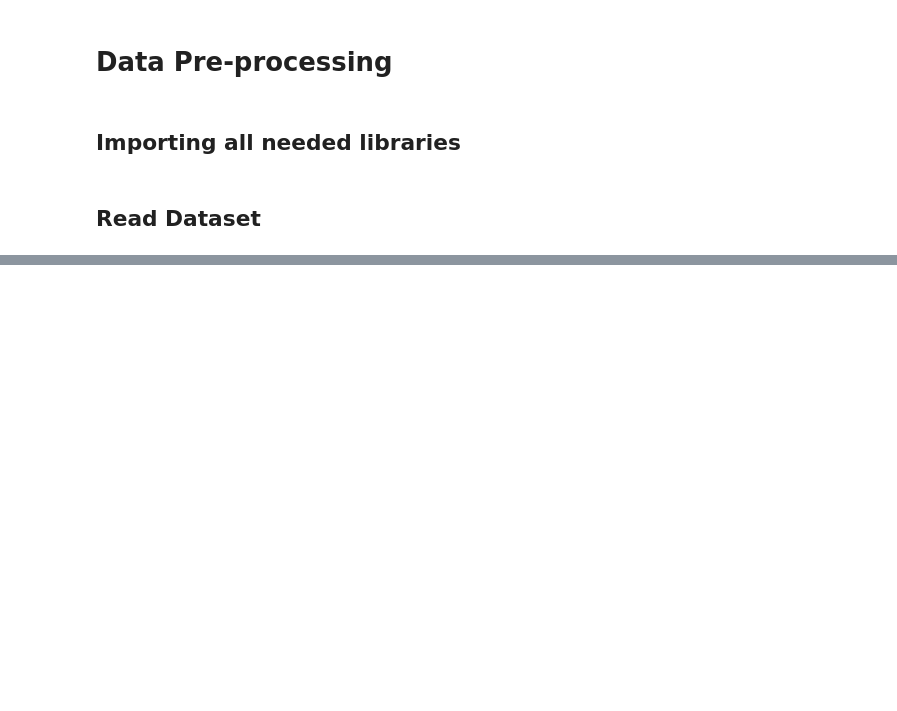
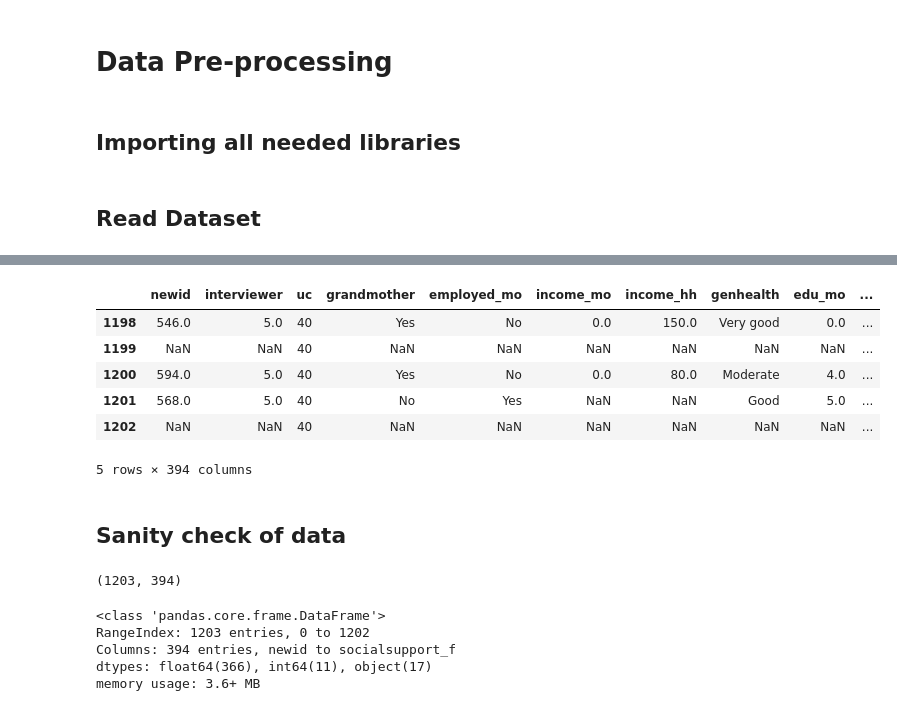
Before and after one commit to Armina101/Postpartum-depression-prediction-model, a Jupyter notebook: postpartum_depression_prediction.ipynb, the cells around one changed output, grey strips where cells are left out. Cells and saved outputs as stored; diff of their text form; code cells hidden in the pictures; blank space fills up the shorter version.

Commit message:
Sanity check of data started

```diff
--- a/postpartum_depression_prediction.ipynb
+++ b/postpartum_depression_prediction.ipynb
@@ -29,0 +26,24 @@ pd.read_csv('https://raw.githubusercontent.com/Armina101/Postpartum-depression-p
+# %%
+df.tail()
+# %% [output]
+|  | newid | interviewer | uc | grandmother | employed_mo | income_mo | income_hh | genhealth | edu_mo | ... |
+| 1198 | 546.0 | 5.0 | 40 | Yes | No | 0.0 | 150.0 | Very good | 0.0 | ... |
+| 1199 | NaN | NaN | 40 | NaN | NaN | NaN | NaN | NaN | NaN | ... |
+| 1200 | 594.0 | 5.0 | 40 | Yes | No | 0.0 | 80.0 | Moderate | 4.0 | ... |
+| 1201 | 568.0 | 5.0 | 40 | No | Yes | NaN | NaN | Good | 5.0 | ... |
+| 1202 | NaN | NaN | 40 | NaN | NaN | NaN | NaN | NaN | NaN | ... |
+5 rows × 394 columns
+# %% [markdown]
+## **Sanity check of data**
+# %%
+df.shape
+# %% [output]
+(1203, 394)
+# %%
+df.info()
+# %% [output]
+<class 'pandas.core.frame.DataFrame'>
+RangeIndex: 1203 entries, 0 to 1202
+Columns: 394 entries, newid to socialsupport_f
+dtypes: float64(366), int64(11), object(17)
+memory usage: 3.6+ MB
```
Also changed, not shown: parts of 5 cells of this notebook.
